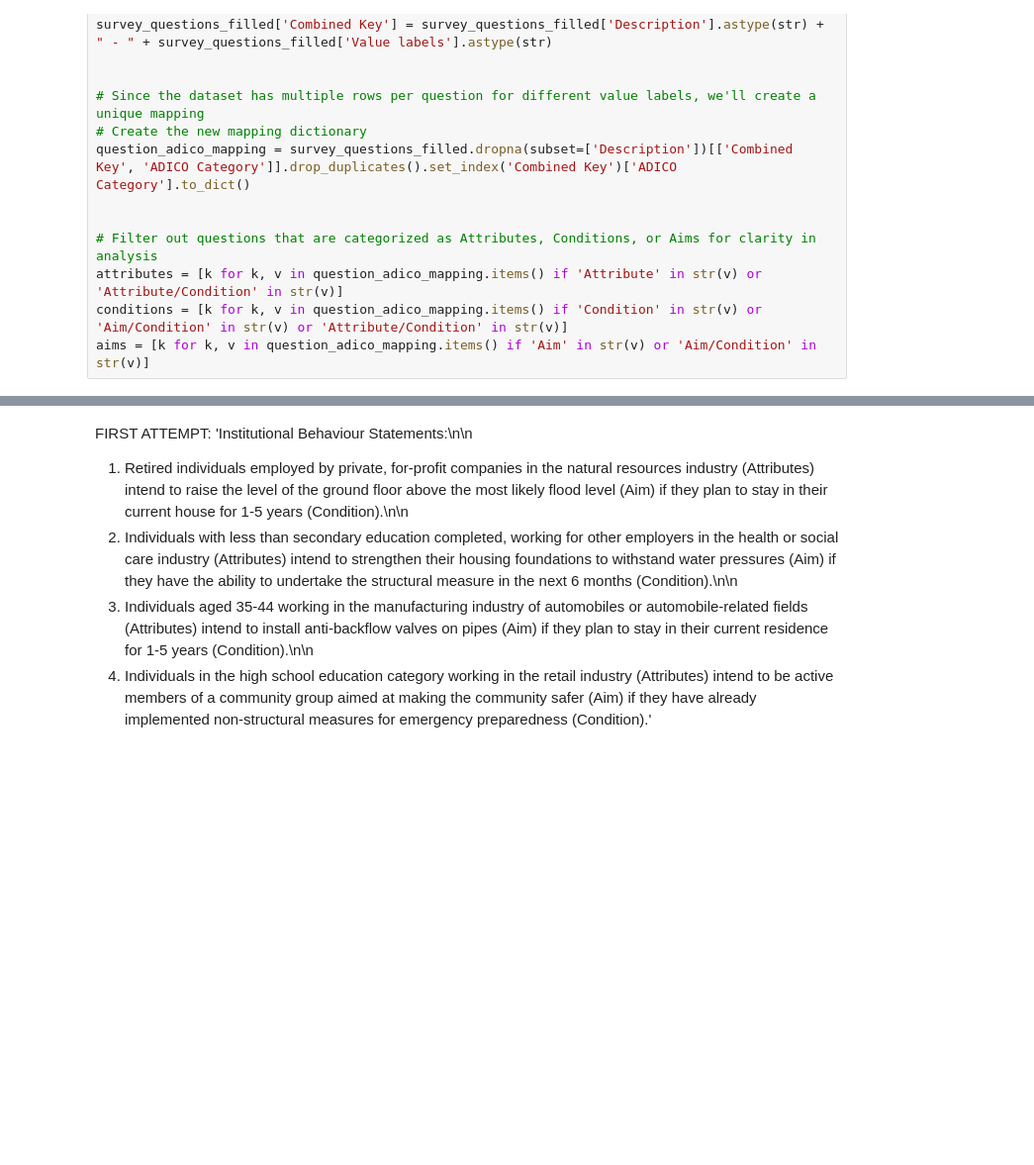
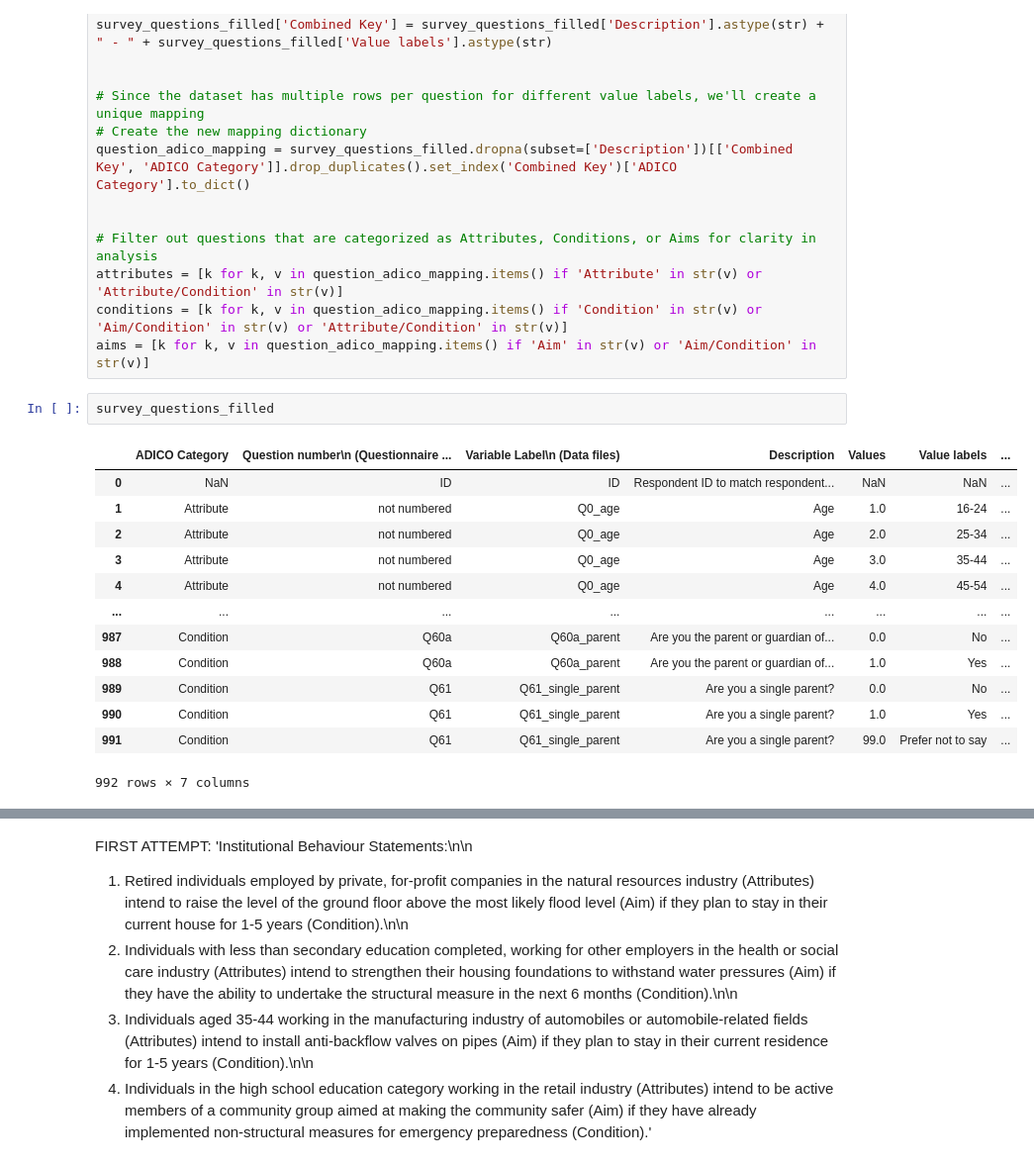
Before and after one commit to GeorgeGitHubbins/MScThesis-Extracting-InformalRules-from-Surveys, a Jupyter notebook: GPTTest.ipynb, the cells around one changed output, grey strips where cells are left out. Shown at 99% size. Cells and saved outputs as stored; diff of their text form; blank space fills up the shorter version.

```diff
--- a/GPTTest.ipynb
+++ b/GPTTest.ipynb
@@ -38,3 +68,19 @@ question_adico_mapping = survey_questions_filled.dropna(subset=['Description'])[
 attributes = [k for k, v in question_adico_mapping.items() if 'Attribute' in str(v) or 'Attribute/Condition' in str(v)]
 conditions = [k for k, v in question_adico_mapping.items() if 'Condition' in str(v) or 'Aim/Condition' in str(v) or 'Attribute/Condition' in str(v)]
 aims = [k for k, v in question_adico_mapping.items() if 'Aim' in str(v) or 'Aim/Condition' in str(v)]
+# %%
+survey_questions_filled
+# %% [output]
+|  | ADICO Category | Question number\n (Questionnaire ... | Variable Label\n (Data files) | Description | Values | Value labels | ... |
+| 0 | NaN | ID | ID | Respondent ID to match respondent... | NaN | NaN | ... |
+| 1 | Attribute | not numbered | Q0_age | Age | 1.0 | 16-24 | ... |
+| 2 | Attribute | not numbered | Q0_age | Age | 2.0 | 25-34 | ... |
+| 3 | Attribute | not numbered | Q0_age | Age | 3.0 | 35-44 | ... |
+| 4 | Attribute | not numbered | Q0_age | Age | 4.0 | 45-54 | ... |
+| ... | ... | ... | ... | ... | ... | ... | ... |
+| 987 | Condition | Q60a | Q60a_parent | Are you the parent or guardian of... | 0.0 | No | ... |
+| 988 | Condition | Q60a | Q60a_parent | Are you the parent or guardian of... | 1.0 | Yes | ... |
+| 989 | Condition | Q61 | Q61_single_parent | Are you a single parent? | 0.0 | No | ... |
+| 990 | Condition | Q61 | Q61_single_parent | Are you a single parent? | 1.0 | Yes | ... |
+| 991 | Condition | Q61 | Q61_single_parent | Are you a single parent? | 99.0 | Prefer not to say | ... |
+992 rows × 7 columns
```
Also changed, not shown: parts of 10 cells of this notebook.
